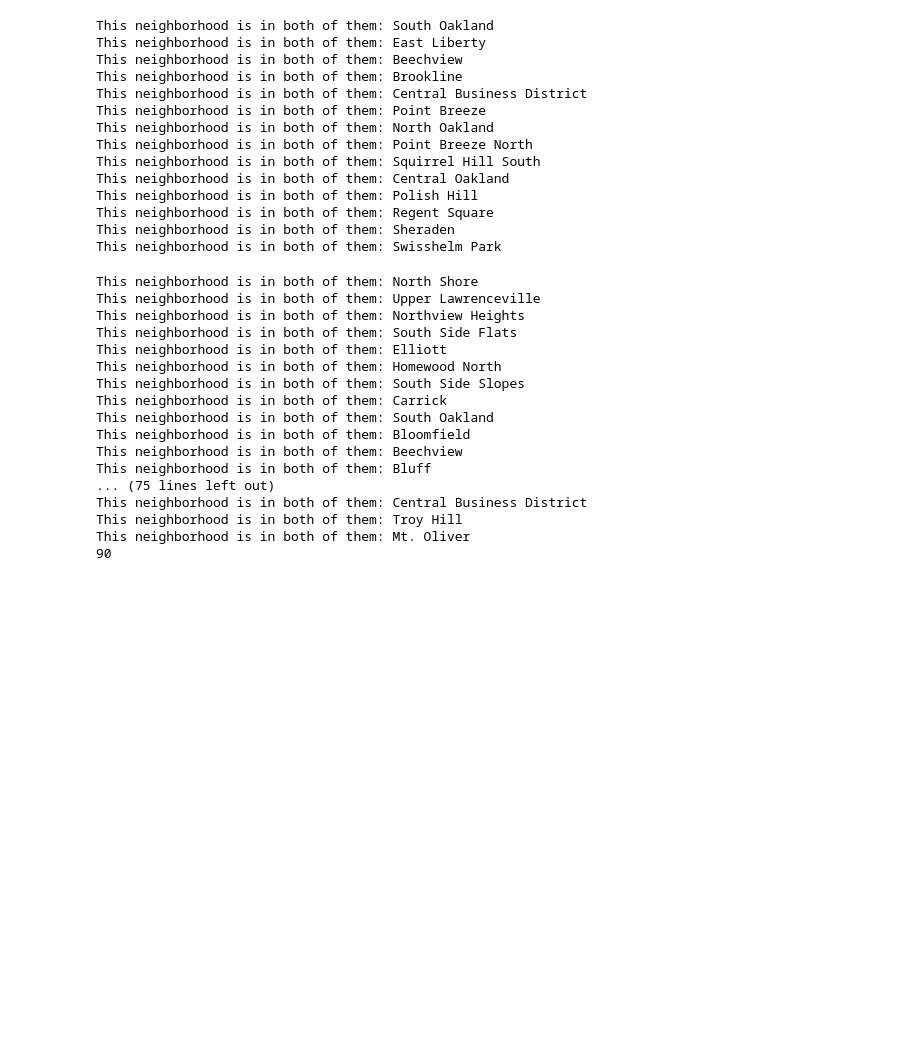
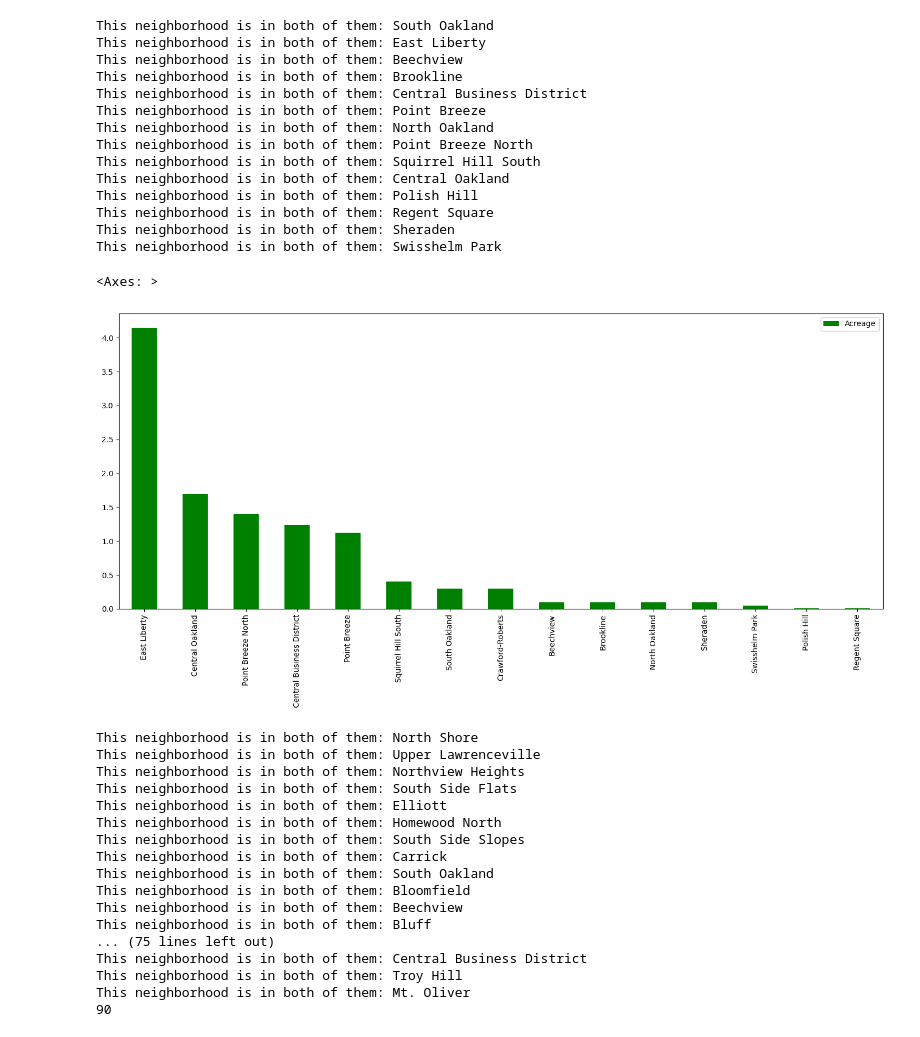
Before and after one commit to XianyuZhao04/CMPINF-0010-FinalProject, a Jupyter notebook: xianyuPersonalNotebook.ipynb, the cells around one changed output. Drawn from its saved outputs; the diff is of its cells as text; code cells hidden in the pictures; blank space fills up the shorter version.

Commit message:
add graphs

```diff
--- a/xianyuPersonalNotebook.ipynb
+++ b/xianyuPersonalNotebook.ipynb
@@ -151,6 +151,17 @@ This neighborhood is in both of them: Polish Hill
 This neighborhood is in both of them: Regent Square
 This neighborhood is in both of them: Sheraden
 This neighborhood is in both of them: Swisshelm Park
+# %%
+gdf = pd.DataFrame.from_dict(myNeighborhoodDictGreenlandData, orient='index')
+gdf.columns = ["Acreage"]
+gdf.sort_values(by=['Acreage'], ascending = False, inplace = True)
+plt.rcParams["figure.figsize"] = (18, 7)
+gdf.plot(   kind='bar',
+            y='Acreage',
+            color='green',)
+# %% [output]
+<Axes: >
+[figure, added]
 # %%
 for neighborhood in myNeighborhoodDictPoliceData:
     if neighborhood in fireDict:
```
Also changed, not shown: parts of 3 cells of this notebook.
